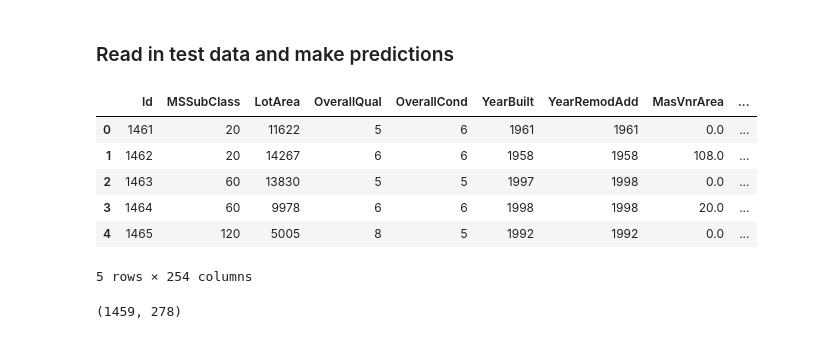
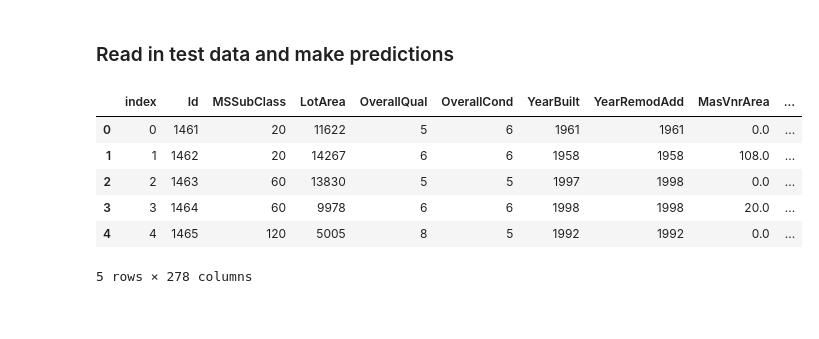
Before and after one commit to zumbaughca/housing_comp, a Jupyter notebook: Untitled.ipynb, the cells around one changed output. Saved outputs shown, nothing was run; the diff lists cells and outputs as text; code cells hidden in the pictures.

```diff
--- a/Untitled.ipynb
+++ b/Untitled.ipynb
@@ -144,6 +117,0 @@ Lets check that there are no features that have no variation (all the same value
-# %%
-useless_cols = []
-for col in df.columns:
-    if len(df[col].unique()) == 1:
-        useless_cols.append(col)
-useless_cols
@@ -513,16 +508,3 @@ Pipeline(steps=[('standardscaler', StandardScaler()),
                               verbosity=None))])
 # %% [markdown]
 ### Read in test data and make predictions
-# %%
-test_df = pd.read_csv('test.csv')
-test_df.drop(drop_cols, axis=1, inplace=True)
-test_df = pd.get_dummies(test_df)
-test_df.head()
-# %% [output]
-|  | Id | MSSubClass | LotArea | OverallQual | OverallCond | YearBuilt | YearRemodAdd | MasVnrArea | ... |
-| 0 | 1461 | 20 | 11622 | 5 | 6 | 1961 | 1961 | 0.0 | ... |
-| 1 | 1462 | 20 | 14267 | 6 | 6 | 1958 | 1958 | 108.0 | ... |
-| 2 | 1463 | 60 | 13830 | 5 | 5 | 1997 | 1998 | 0.0 | ... |
-| 3 | 1464 | 60 | 9978 | 6 | 6 | 1998 | 1998 | 20.0 | ... |
-| 4 | 1465 | 120 | 5005 | 8 | 5 | 1992 | 1992 | 0.0 | ... |
-5 rows × 254 columns
@@ -534,2 +511,18 @@ test_df[one_hot_to_add] = 0
+# %%
+test_df = pd.read_csv('test.csv')
+test_df.drop(drop_cols, axis=1, inplace=True)
+cat_cols = test_df.dtypes[test_df.dtypes == 'object'].index.tolist()
+test_enc = pd.DataFrame(enc.transform(test_df[cat_cols]).toarray())
+test_df = test_df.drop(cat_cols, axis=1).reset_index()
+test_df = pd.concat([test_df, test_enc], axis=1)
+test_df.head()
+# %% [output]
+|  | index | Id | MSSubClass | LotArea | OverallQual | OverallCond | YearBuilt | YearRemodAdd | MasVnrArea | ... |
+| 0 | 0 | 1461 | 20 | 11622 | 5 | 6 | 1961 | 1961 | 0.0 | ... |
+| 1 | 1 | 1462 | 20 | 14267 | 6 | 6 | 1958 | 1958 | 108.0 | ... |
+| 2 | 2 | 1463 | 60 | 13830 | 5 | 5 | 1997 | 1998 | 0.0 | ... |
+| 3 | 3 | 1464 | 60 | 9978 | 6 | 6 | 1998 | 1998 | 20.0 | ... |
+| 4 | 4 | 1465 | 120 | 5005 | 8 | 5 | 1992 | 1992 | 0.0 | ... |
+5 rows × 278 columns
 # %%
 test_ids = test_df['Id']
@@ -537,7 +530,3 @@ test_X = test_df.drop('Id', axis=1)
-# %%
-test_X.shape
-# %% [output]
-(1459, 278)
 # %%
 predictions = model.predict(test_X)
 pred_df = pd.DataFrame({'Id': test_ids, 'SalePrice': predictions})
```
Also changed, not shown: parts of 26 cells of this notebook.
